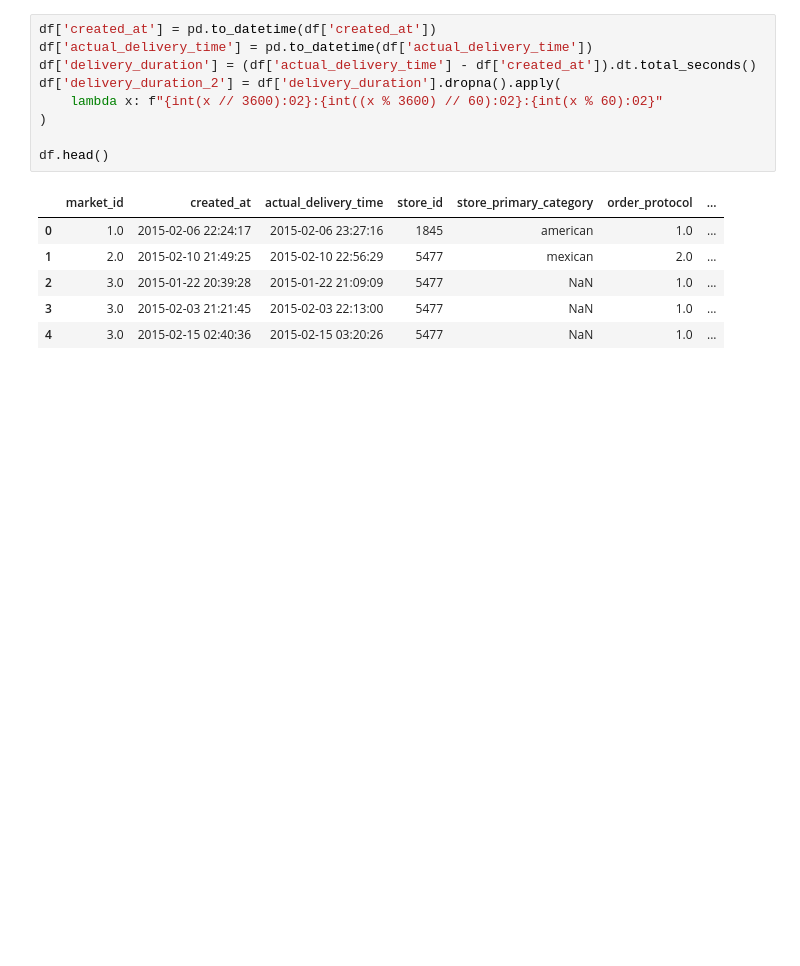
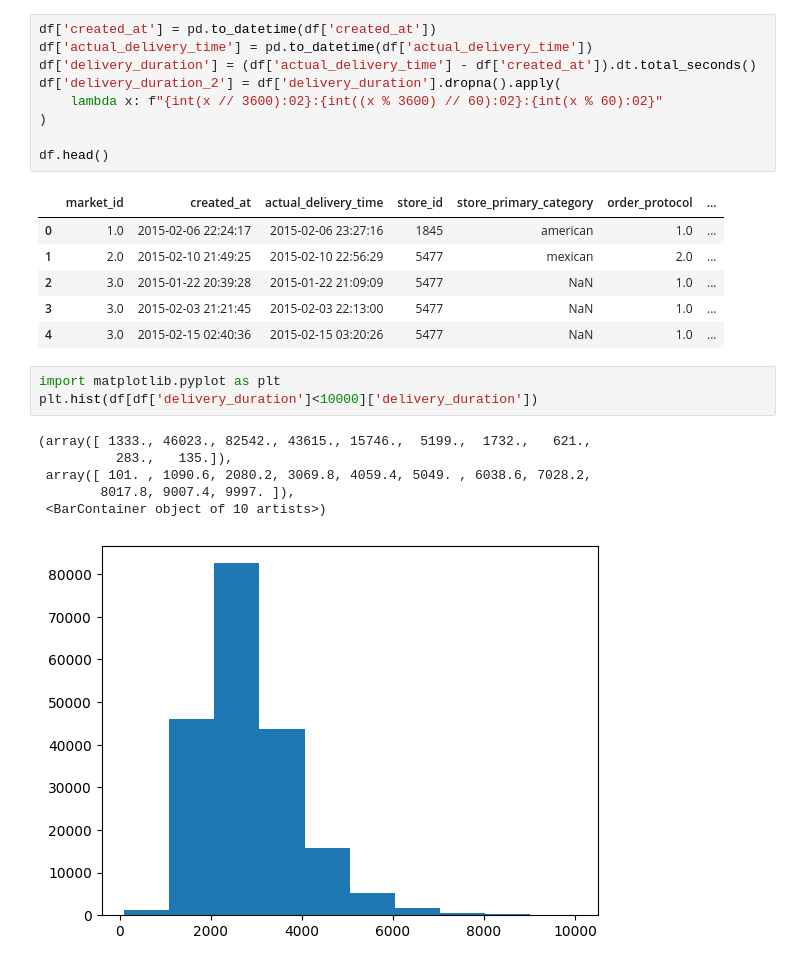
Before and after one commit to DavidGuzzi/SC_DS_Projects, a Jupyter notebook: Delivery Duration Prediction, DoorDash/data/prediction.ipynb, the cells around one changed output. Saved outputs shown, nothing was run; the diff lists cells and outputs as text; blank space fills up the shorter version.

```diff
--- a/Delivery Duration Prediction, DoorDash/data/prediction.ipynb
+++ b/Delivery Duration Prediction, DoorDash/data/prediction.ipynb
@@ -75,3 +75,13 @@ df.head()
 | 2 | 3.0 | 2015-01-22 20:39:28 | 2015-01-22 21:09:09 | 5477 | NaN | 1.0 | ... |
 | 3 | 3.0 | 2015-02-03 21:21:45 | 2015-02-03 22:13:00 | 5477 | NaN | 1.0 | ... |
 | 4 | 3.0 | 2015-02-15 02:40:36 | 2015-02-15 03:20:26 | 5477 | NaN | 1.0 | ... |
+# %%
+import matplotlib.pyplot as plt
+plt.hist(df[df['delivery_duration']<10000]['delivery_duration'])
+# %% [output]
+(array([ 1333., 46023., 82542., 43615., 15746.,  5199.,  1732.,   621.,
+          283.,   135.]),
+ array([ 101. , 1090.6, 2080.2, 3069.8, 4059.4, 5049. , 6038.6, 7028.2,
+        8017.8, 9007.4, 9997. ]),
+ <BarContainer object of 10 artists>)
+[figure, added]
```
